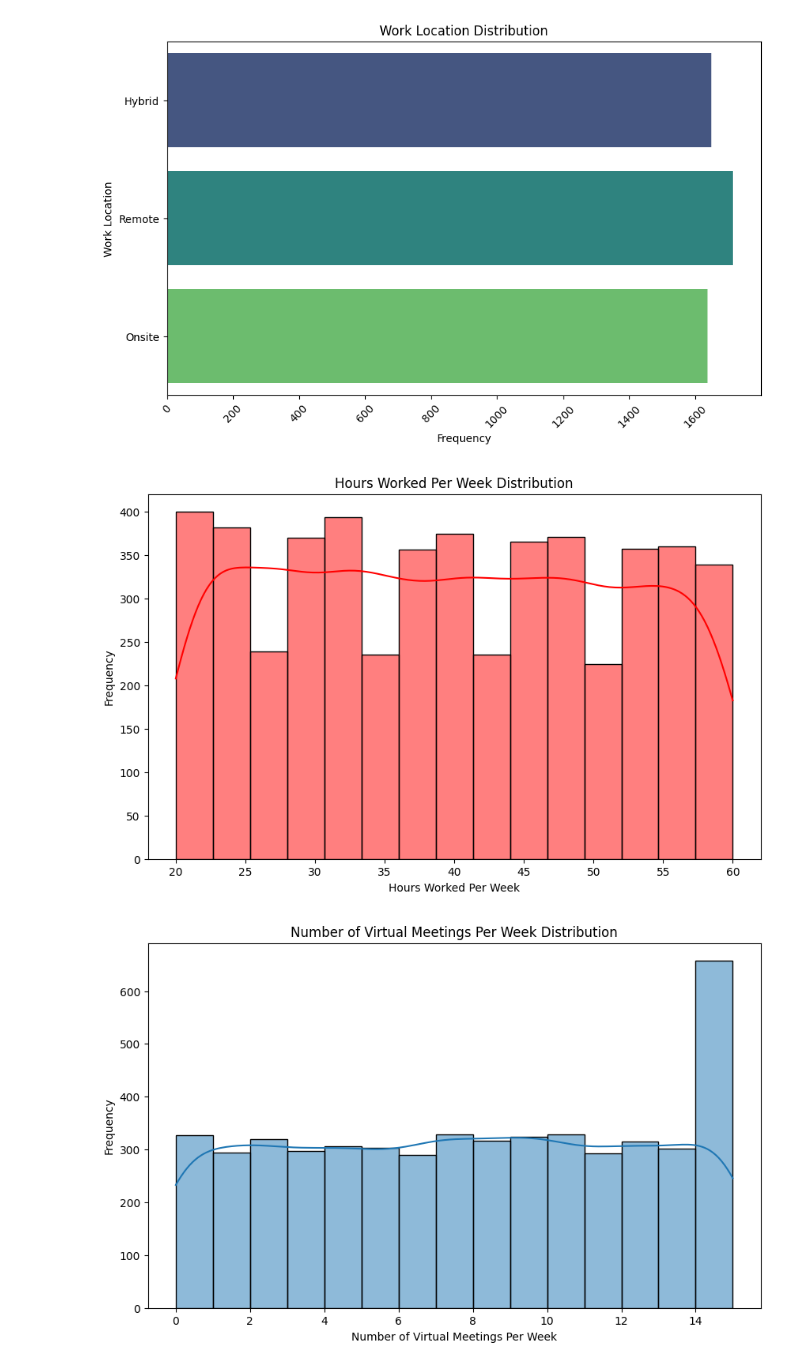
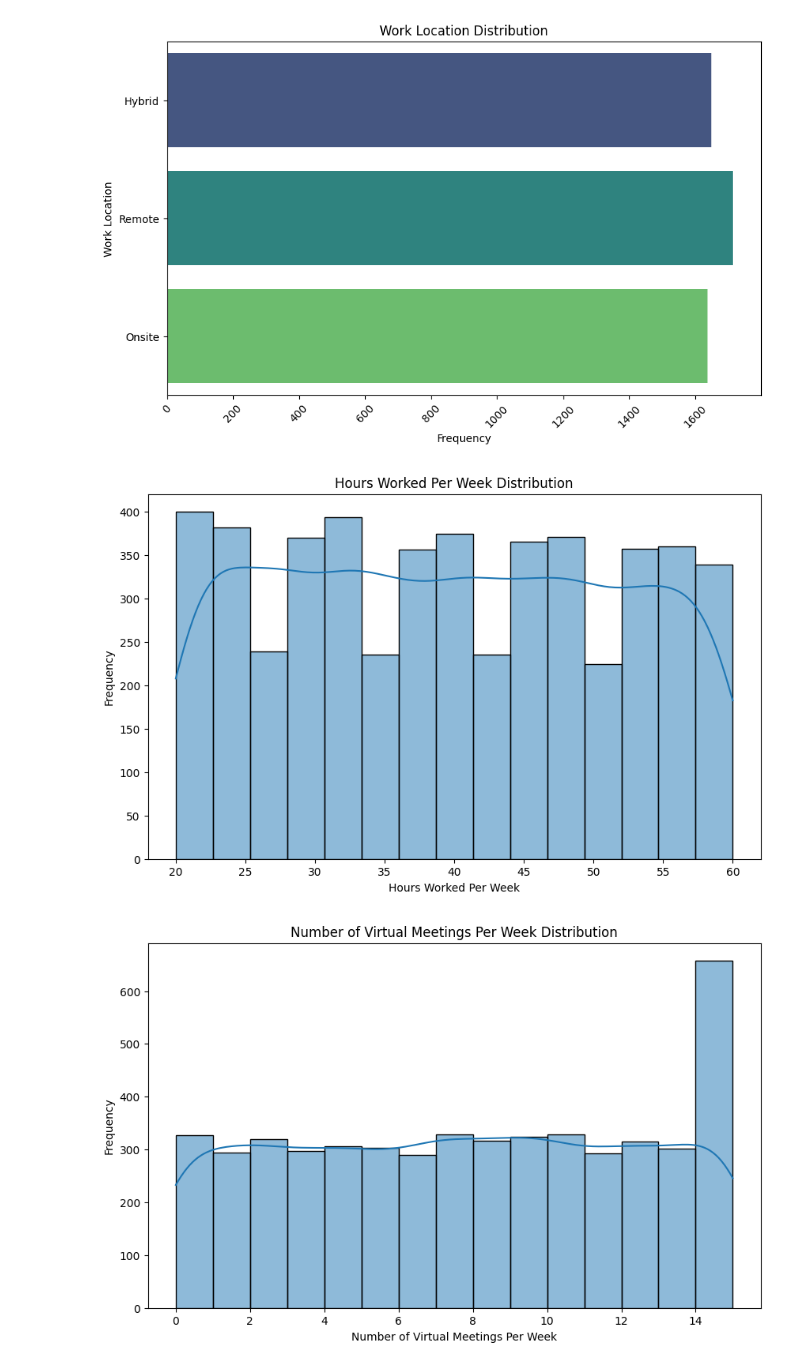
Before and after one commit to AdrienPiette/Mental_health_model, a Jupyter notebook: Analysing/Plot.ipynb, the cells around one changed output. Saved outputs shown, nothing was run; the diff lists cells and outputs as text; code cells hidden in the pictures.

```diff
--- a/Analysing/Plot.ipynb
+++ b/Analysing/Plot.ipynb
@@ -107,16 +107,16 @@ Passing `palette` without assigning `hue` is deprecated and will be removed in v
 # %%
 # Distribution of hours worked per week
 
 # Plotting
 
 plt.figure(figsize=(10, 6))
-sns.histplot(data['Hours_Worked_Per_Week'], bins=15, kde=True, color='red')
+sns.histplot(data['Hours_Worked_Per_Week'], bins=15, kde=True, palette='viridis')
 plt.title('Hours Worked Per Week Distribution')
 plt.xlabel('Hours Worked Per Week')
 plt.ylabel('Frequency')
 plt.show()
 # %% [output]
-[figure, old version]
+[figure, new version]
 # %%
 # Distribution of number of virtual meetings per week
 # Plotting
```
Also changed, not shown: 2 other files.
